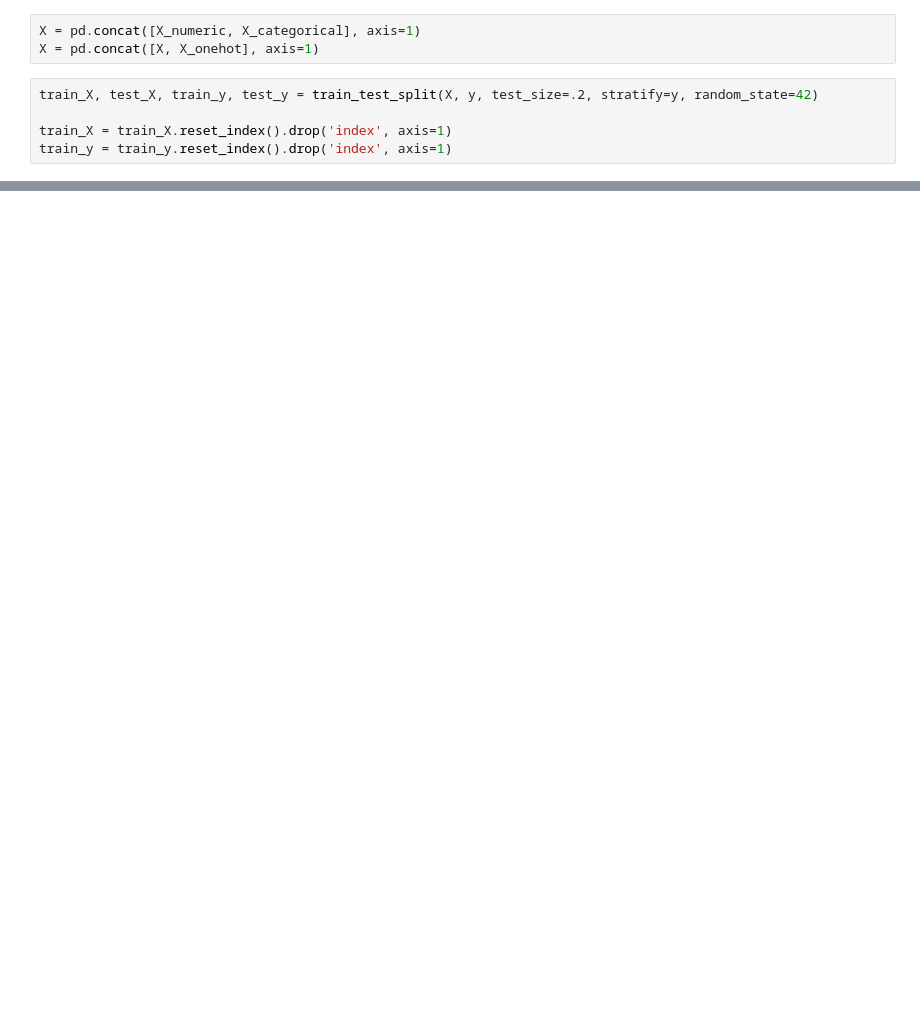
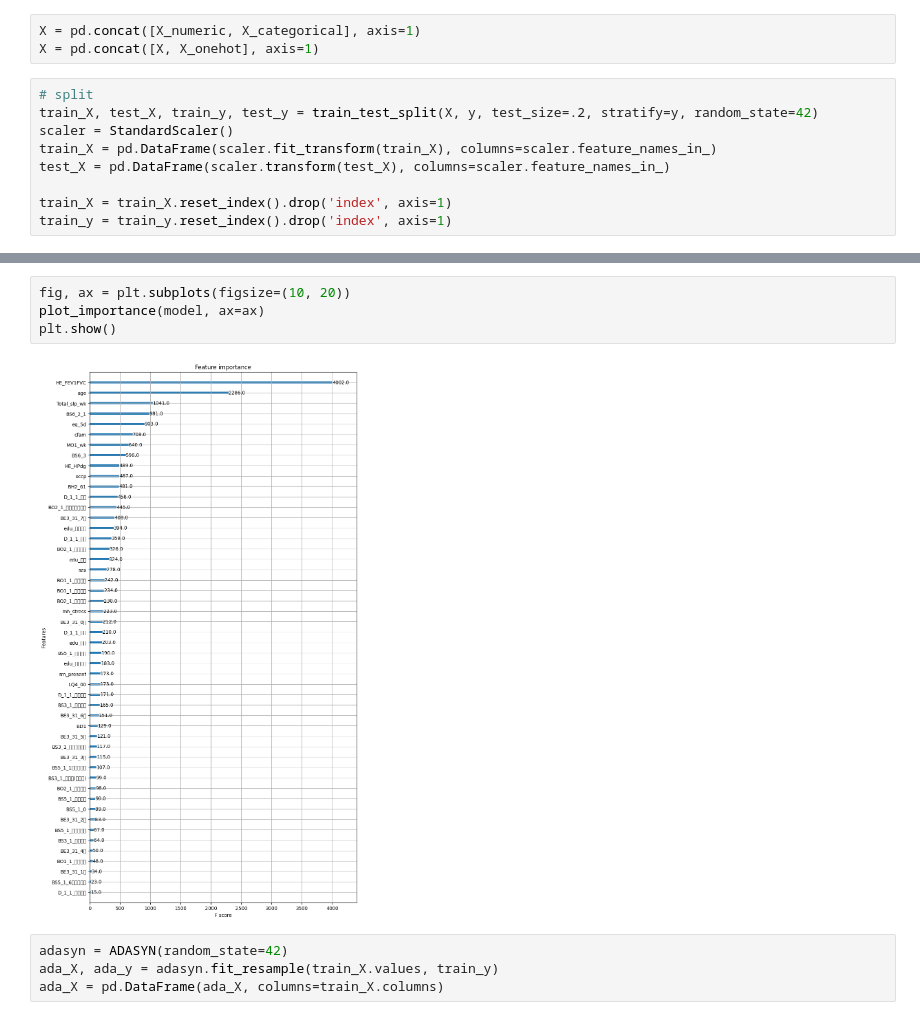
Before and after one commit to jhs-164179/Nurse__, a Jupyter notebook: [03]ML.ipynb, the cells around one changed output, grey strips where cells are left out. Drawn from its saved outputs; the diff is of its cells as text; blank space fills up the shorter version.

```diff
--- a/[03]ML.ipynb
+++ b/[03]ML.ipynb
@@ -136,7 +153,11 @@ X_onehot = pd.concat([X_onehot, X_onehot_cage], axis=1)
 X = pd.concat([X_numeric, X_categorical], axis=1)
 X = pd.concat([X, X_onehot], axis=1)
 # %%
+# split
 train_X, test_X, train_y, test_y = train_test_split(X, y, test_size=.2, stratify=y, random_state=42)
+scaler = StandardScaler()
+train_X = pd.DataFrame(scaler.fit_transform(train_X), columns=scaler.feature_names_in_)
+test_X = pd.DataFrame(scaler.transform(test_X), columns=scaler.feature_names_in_)
 
 train_X = train_X.reset_index().drop('index', axis=1)
 train_y = train_y.reset_index().drop('index', axis=1)
@@ -431,0 +291,10 @@ pred2 = model2.predict(tr_scaled_X)
+# %%
+fig, ax = plt.subplots(figsize=(10, 20))
+plot_importance(model, ax=ax)
+plt.show()
+# %% [output]
+[figure, added]
+# %%
+adasyn = ADASYN(random_state=42)
+ada_X, ada_y = adasyn.fit_resample(train_X.values, train_y)
+ada_X = pd.DataFrame(ada_X, columns=train_X.columns)
```
Also changed, not shown: parts of 39 cells of this notebook, 4 other files.
